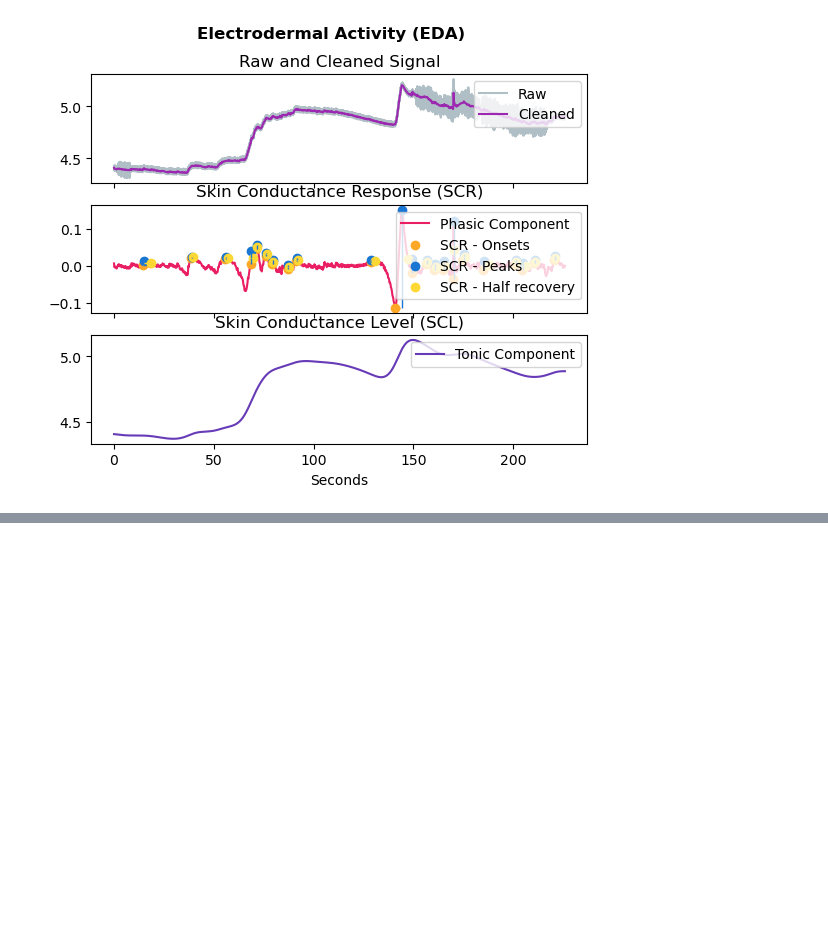
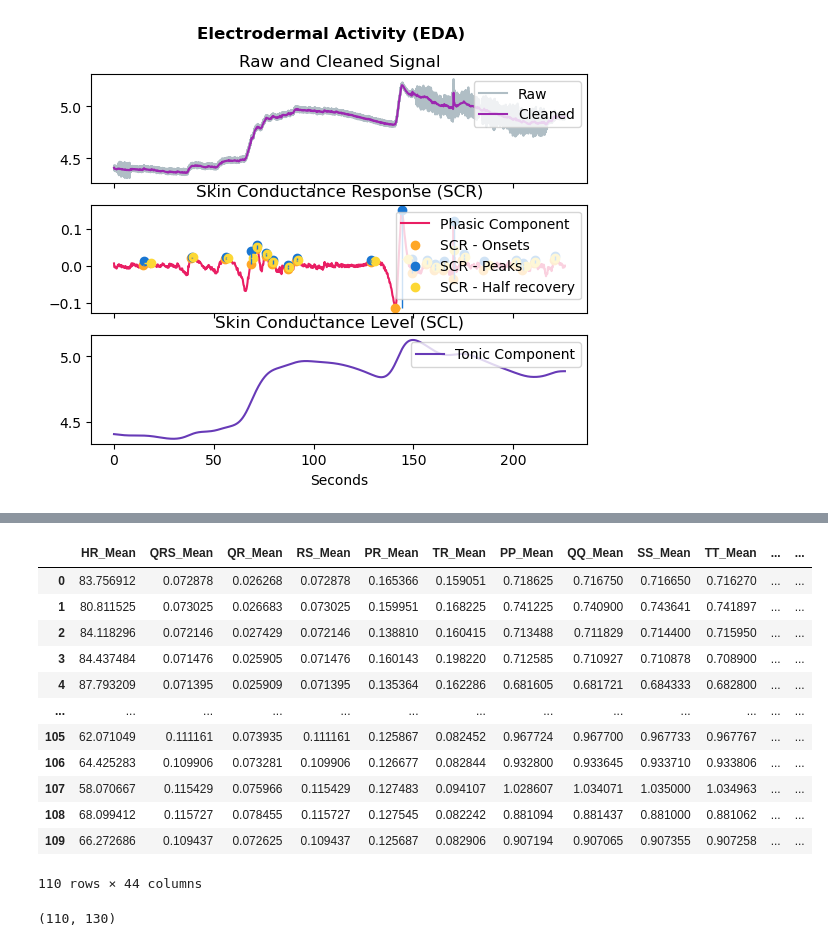
Before and after one commit to k0ruy/cobot-stress-testing, a Jupyter notebook: physio_jup.ipynb, the cells around one changed output, grey strips where cells are left out. Cells and saved outputs as stored; diff of their text form; code cells hidden in the pictures; blank space fills up the shorter version.

```diff
--- a/physio_jup.ipynb
+++ b/physio_jup.ipynb
@@ -59,7 +60,7 @@ plot = nk.eda_plot(eda_processed, fs)
 
 fs = 1000
 window = 30
-load_path = os.path.join(os.getcwd(), 'experiments','cobot')
+load_path = os.path.join(os.getcwd(), 'experiments','rest')
 # %%
 # ECG
 dataframe_ECG = sis.extract_plux_data_windowed(load_path, 0, window, 'ECG')
@@ -295,3 +73,23 @@ If you are using this tool for your research please cite this paper: "pyEDA: An
 # EMG
 dataframe_EMG = sis.extract_plux_data_windowed(load_path, 0, window, 'EMG')
 emg_time_and_freq_features = sis.extract_emg_featues(dataframe_EMG, fs)
+# %%
+ecg_time_and_freq_features
+# %% [output]
+|  | HR_Mean | QRS_Mean | QR_Mean | RS_Mean | PR_Mean | TR_Mean | PP_Mean | QQ_Mean | SS_Mean | TT_Mean | ... | ... |
+| 0 | 83.756912 | 0.072878 | 0.026268 | 0.072878 | 0.165366 | 0.159051 | 0.718625 | 0.716750 | 0.716650 | 0.716270 | ... | ... |
+| 1 | 80.811525 | 0.073025 | 0.026683 | 0.073025 | 0.159951 | 0.168225 | 0.741225 | 0.740900 | 0.743641 | 0.741897 | ... | ... |
+| 2 | 84.118296 | 0.072146 | 0.027429 | 0.072146 | 0.138810 | 0.160415 | 0.713488 | 0.711829 | 0.714400 | 0.715950 | ... | ... |
+| 3 | 84.437484 | 0.071476 | 0.025905 | 0.071476 | 0.160143 | 0.198220 | 0.712585 | 0.710927 | 0.710878 | 0.708900 | ... | ... |
+| 4 | 87.793209 | 0.071395 | 0.025909 | 0.071395 | 0.135364 | 0.162286 | 0.681605 | 0.681721 | 0.684333 | 0.682800 | ... | ... |
+| ... | ... | ... | ... | ... | ... | ... | ... | ... | ... | ... | ... | ... |
+| 105 | 62.071049 | 0.111161 | 0.073935 | 0.111161 | 0.125867 | 0.082452 | 0.967724 | 0.967700 | 0.967733 | 0.967767 | ... | ... |
+| 106 | 64.425283 | 0.109906 | 0.073281 | 0.109906 | 0.126677 | 0.082844 | 0.932800 | 0.933645 | 0.933710 | 0.933806 | ... | ... |
+| 107 | 58.070667 | 0.115429 | 0.075966 | 0.115429 | 0.127483 | 0.094107 | 1.028607 | 1.034071 | 1.035000 | 1.034963 | ... | ... |
+| 108 | 68.099412 | 0.115727 | 0.078455 | 0.115727 | 0.127545 | 0.082242 | 0.881094 | 0.881437 | 0.881000 | 0.881062 | ... | ... |
+| 109 | 66.272686 | 0.109437 | 0.072625 | 0.109437 | 0.125687 | 0.082906 | 0.907194 | 0.907065 | 0.907355 | 0.907258 | ... | ... |
+110 rows × 44 columns
+# %%
+eda_time_and_freq_features.shape
+# %% [output]
+(110, 130)
```
Also changed, not shown: parts of 3 cells of this notebook, 2 other files.
